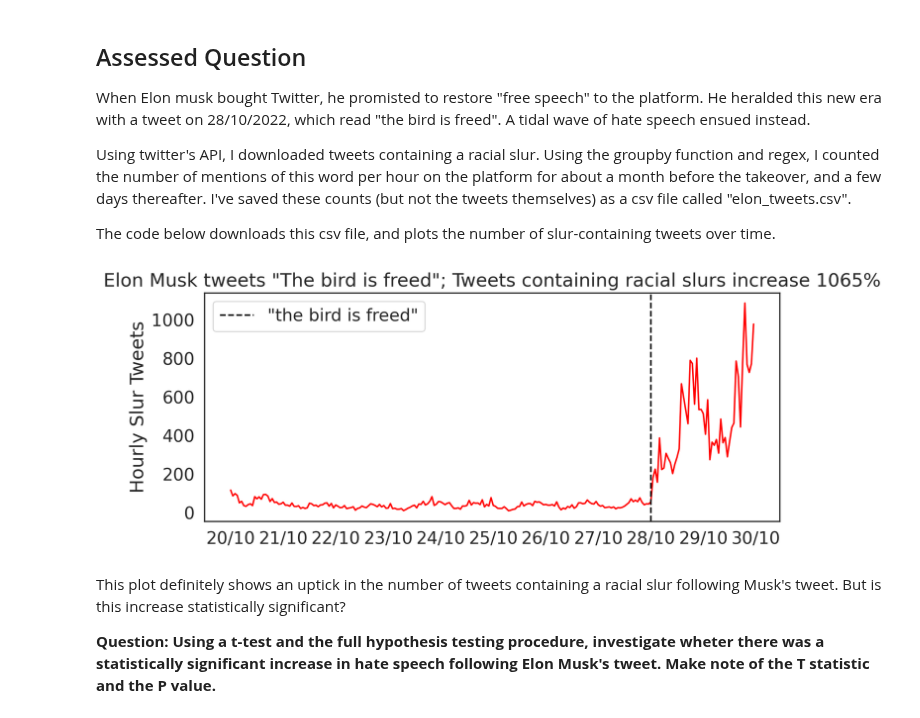
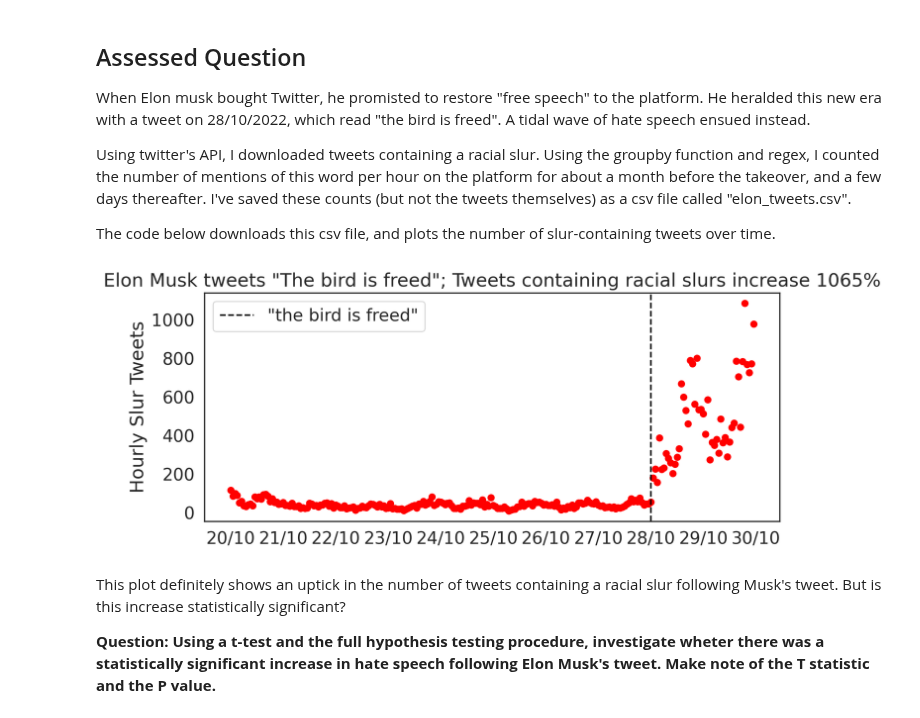
Before and after one commit to LYK0608/My-QM2, a Jupyter notebook: notebooks/W06_Hypothesis_Testing.ipynb, the cells around one changed output. Drawn from its saved outputs; the diff is of its cells as text; code cells hidden in the pictures.

```diff
--- a/notebooks/W06_Hypothesis_Testing.ipynb
+++ b/notebooks/W06_Hypothesis_Testing.ipynb
@@ -345,28 +345,28 @@ The code below downloads this csv file, and plots the number of slur-containing
 # %%
 import datetime
 from matplotlib.pyplot import figure
 import matplotlib.dates as mdates
 
 tweets=pd.read_csv('https://storage.googleapis.com/qm2/wk7/elon_twitter.csv') # read in the data
 figure(figsize=(10, 4), dpi=200)
-tweets['hour']=pd.to_datetime(tweets['hour'])
+tweets['hour'] = pd.to_datetime(tweets['hour'], dayfirst=True)
 
 tweet=datetime.datetime(2022, 10, 28)
 
 pre_mean=tweets[tweets['hour']<tweet]['count'].mean()
 post_mean=tweets[tweets['hour']>tweet]['count'].mean()
 pct_change= int(((post_mean-pre_mean)/pre_mean)*100)
 
 plt.ylabel('Hourly Slur Tweets')
 
-plt.plot_date(tweets['hour'], tweets['count'], 'b', color='red')
+plt.plot_date(tweets['hour'], tweets['count'], color='red')
 plt.axvline(tweet, color='black', linestyle='dashed', label='"the bird is freed"')
 plt.legend()
 plt.title('Elon Musk tweets "The bird is freed"; Tweets containing racial slurs increase {}%'.format(pct_change))
 plt.gca().xaxis.set_major_locator(mdates.DayLocator())
 plt.gca().xaxis.set_major_formatter(mdates.DateFormatter('%d/%m'))
 # %% [output]
-[figure, old version]
+[figure, new version]
 # %% [markdown]
 This plot definitely shows an uptick in the number of tweets containing a racial slur following Musk's tweet. But is this increase statistically significant?
 
```
